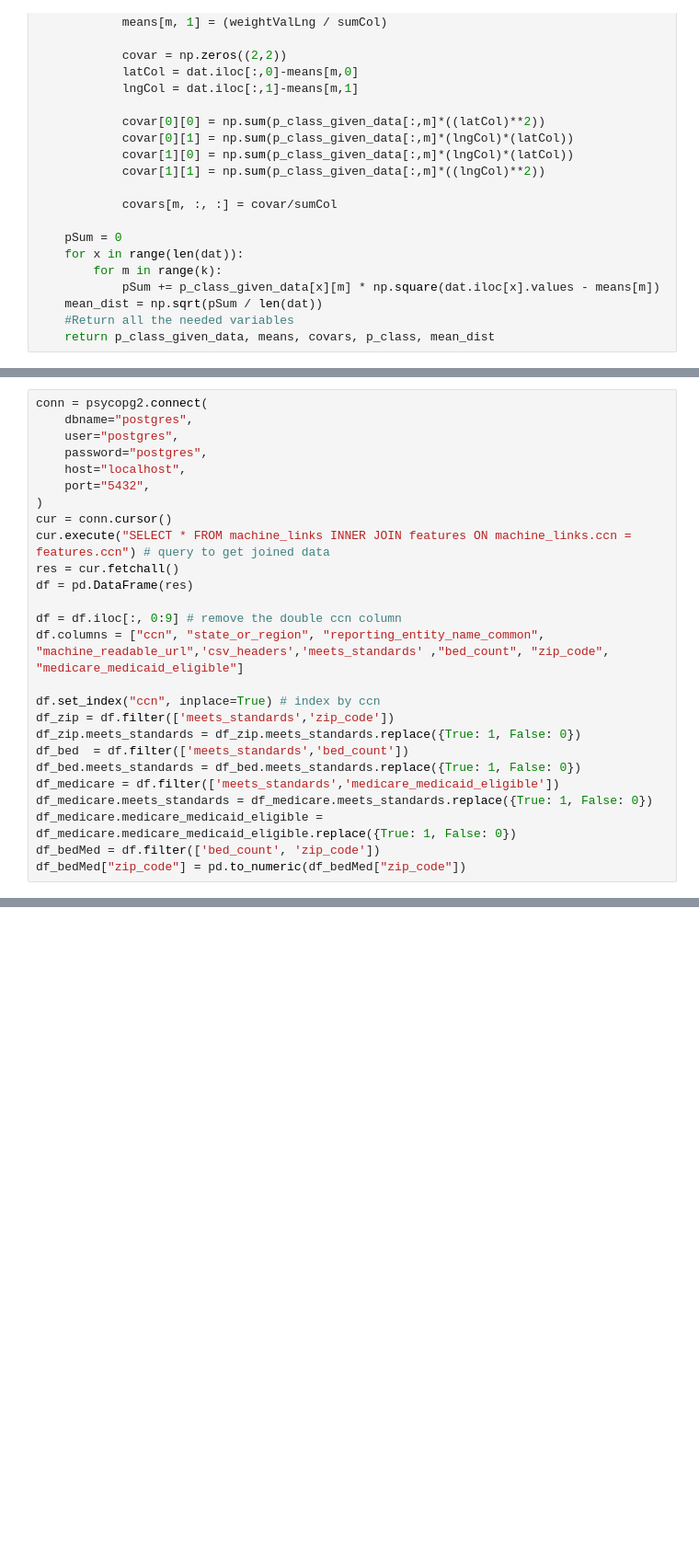
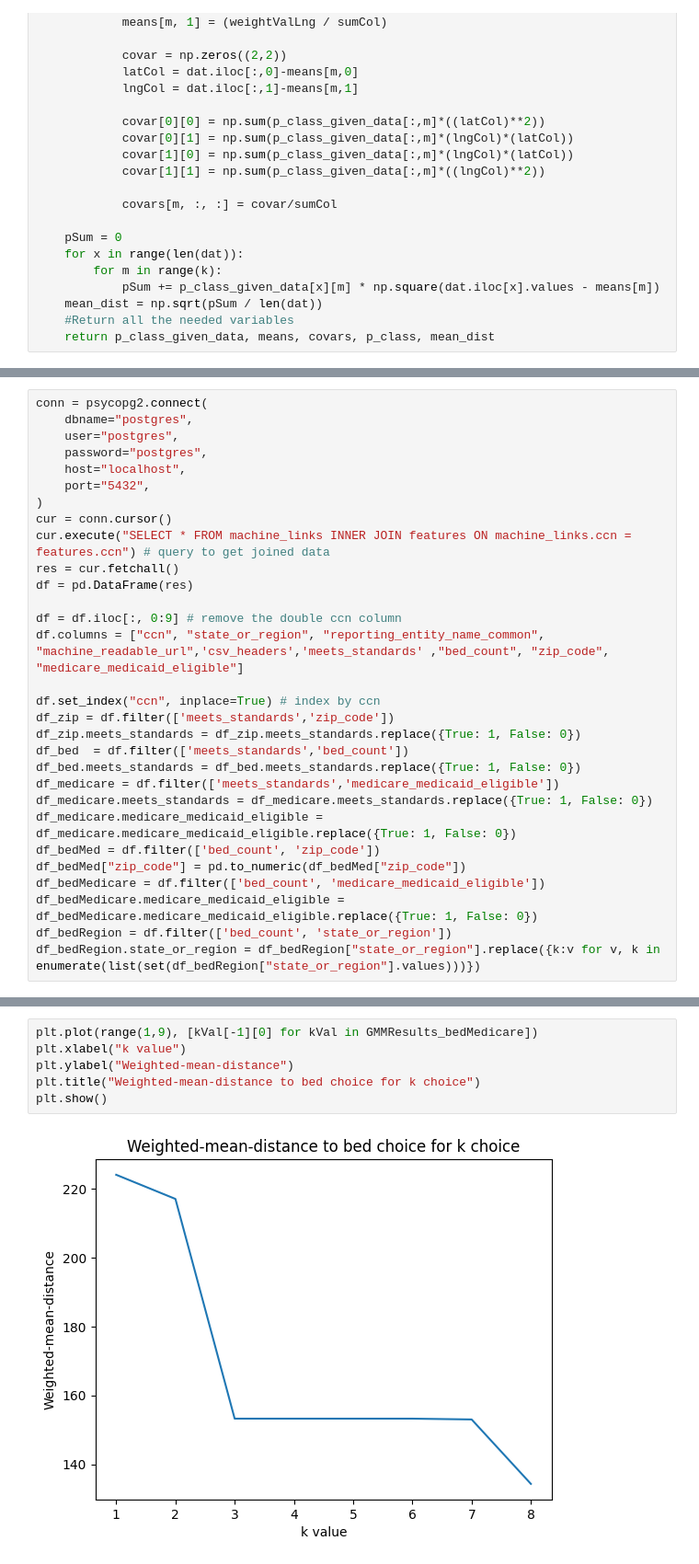
Before and after one commit to filip-r-casey/Hospital-Compliance, a Jupyter notebook: EM.ipynb, the cells around one changed output, grey strips where cells are left out. Shown at 92% size. Saved outputs shown, nothing was run; the diff lists cells and outputs as text; blank space fills up the shorter version.

```diff
--- a/EM.ipynb
+++ b/EM.ipynb
@@ -111,3 +115,7 @@ df_medicare.meets_standards = df_medicare.meets_standards.replace({True: 1, Fals
 df_medicare.medicare_medicaid_eligible = df_medicare.medicare_medicaid_eligible.replace({True: 1, False: 0})
 df_bedMed = df.filter(['bed_count', 'zip_code'])
 df_bedMed["zip_code"] = pd.to_numeric(df_bedMed["zip_code"])
+df_bedMedicare = df.filter(['bed_count', 'medicare_medicaid_eligible'])
+df_bedMedicare.medicare_medicaid_eligible = df_bedMedicare.medicare_medicaid_eligible.replace({True: 1, False: 0})
+df_bedRegion = df.filter(['bed_count', 'state_or_region'])
+df_bedRegion.state_or_region = df_bedRegion["state_or_region"].replace({k:v for v, k in enumerate(list(set(df_bedRegion["state_or_region"].values)))})
@@ -140,0 +172,8 @@ plt.show()
+# %%
+plt.plot(range(1,9), [kVal[-1][0] for kVal in GMMResults_bedMedicare])
+plt.xlabel("k value")
+plt.ylabel("Weighted-mean-distance")
+plt.title("Weighted-mean-distance to bed choice for k choice")
+plt.show()
+# %% [output]
+[figure, added]
```
Also changed, not shown: parts of 22 cells of this notebook, 5 other files.
